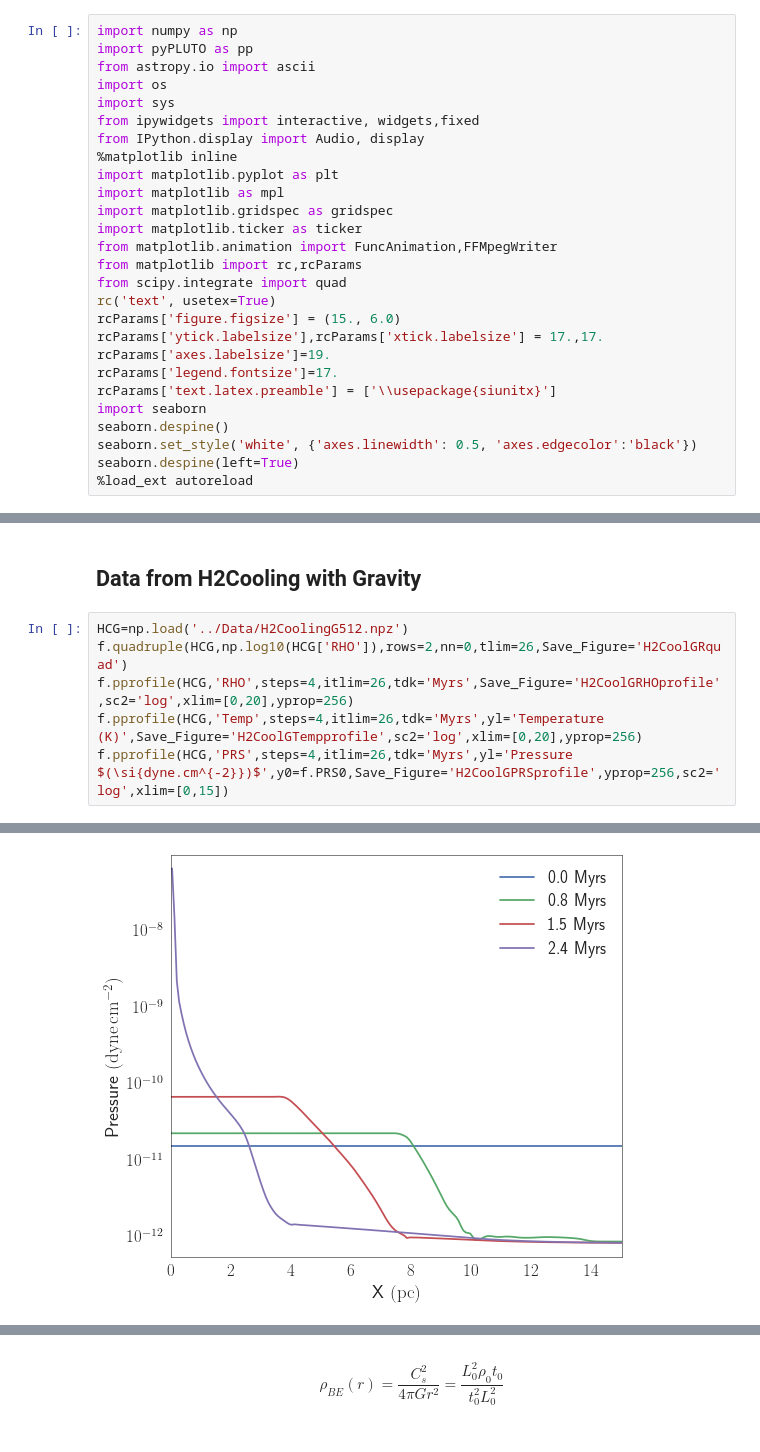
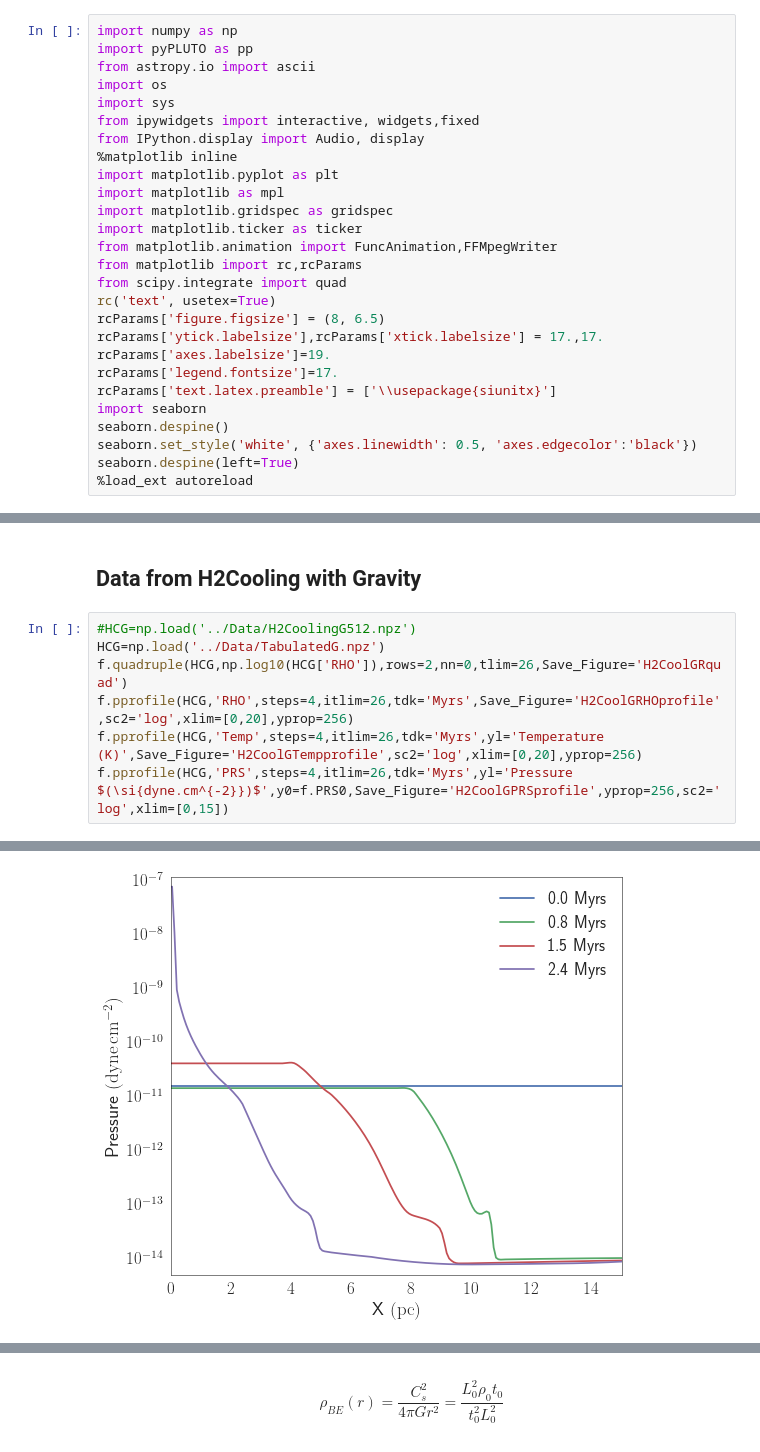
Before and after one commit to Mixpap/MasterThesis, a Jupyter notebook: Notebooks/Density Profile.ipynb, the cells around one changed output, grey strips where cells are left out. Drawn from its saved outputs; the diff is of its cells as text.

```diff
--- a/Notebooks/Density Profile.ipynb
+++ b/Notebooks/Density Profile.ipynb
@@ -15,7 +15,7 @@ from matplotlib.animation import FuncAnimation,FFMpegWriter
 from matplotlib import rc,rcParams
 from scipy.integrate import quad
 rc('text', usetex=True)
-rcParams['figure.figsize'] = (15., 6.0)
+rcParams['figure.figsize'] = (8, 6.5)
 rcParams['ytick.labelsize'],rcParams['xtick.labelsize'] = 17.,17.
 rcParams['axes.labelsize']=19.
 rcParams['legend.fontsize']=17.
@@ -47,7 +47,8 @@ f.pprofile(NCG,'PRS',steps=4,itlim=29,tdk='Myrs',yl='Pressure $(\si{dyne.cm^{-2}
 # %% [markdown]
 ## Data from H2Cooling with Gravity
 # %%
-HCG=np.load('../Data/H2CoolingG512.npz')
+#HCG=np.load('../Data/H2CoolingG512.npz')
+HCG=np.load('../Data/TabulatedG.npz')
 f.quadruple(HCG,np.log10(HCG['RHO']),rows=2,nn=0,tlim=26,Save_Figure='H2CoolGRquad')
 f.pprofile(HCG,'RHO',steps=4,itlim=26,tdk='Myrs',Save_Figure='H2CoolGRHOprofile',sc2='log',xlim=[0,20],yprop=256)
 f.pprofile(HCG,'Temp',steps=4,itlim=26,tdk='Myrs',yl='Temperature (K)',Save_Figure='H2CoolGTempprofile',sc2='log',xlim=[0,20],yprop=256)
@@ -59,2 +60,2 @@ f.pprofile(HCG,'PRS',steps=4,itlim=26,tdk='Myrs',yl='Pressure $(\si{dyne.cm^{-2}
-[figure, old version]
+[figure, new version]
 # %%
```
Also changed, not shown: parts of 20 cells of this notebook, 31 other files.
